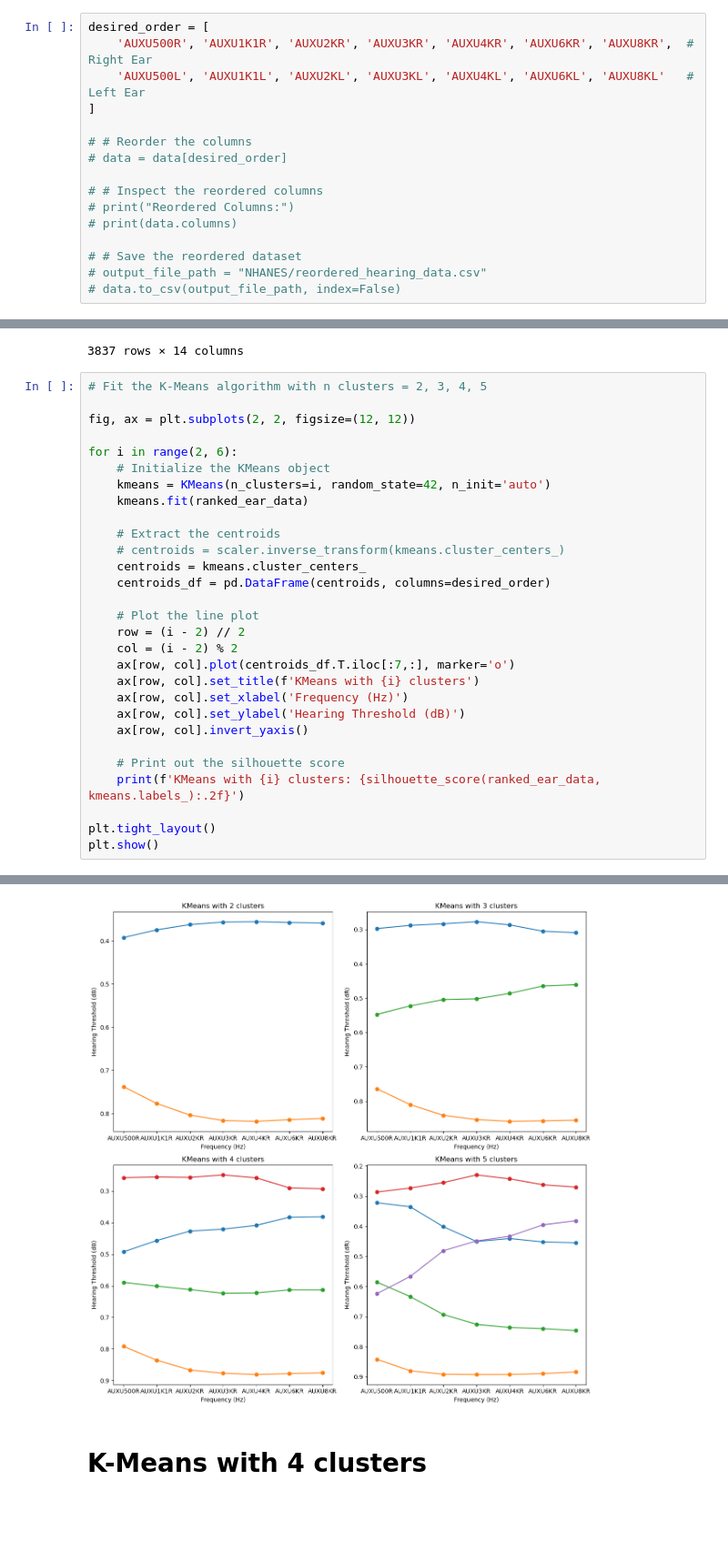
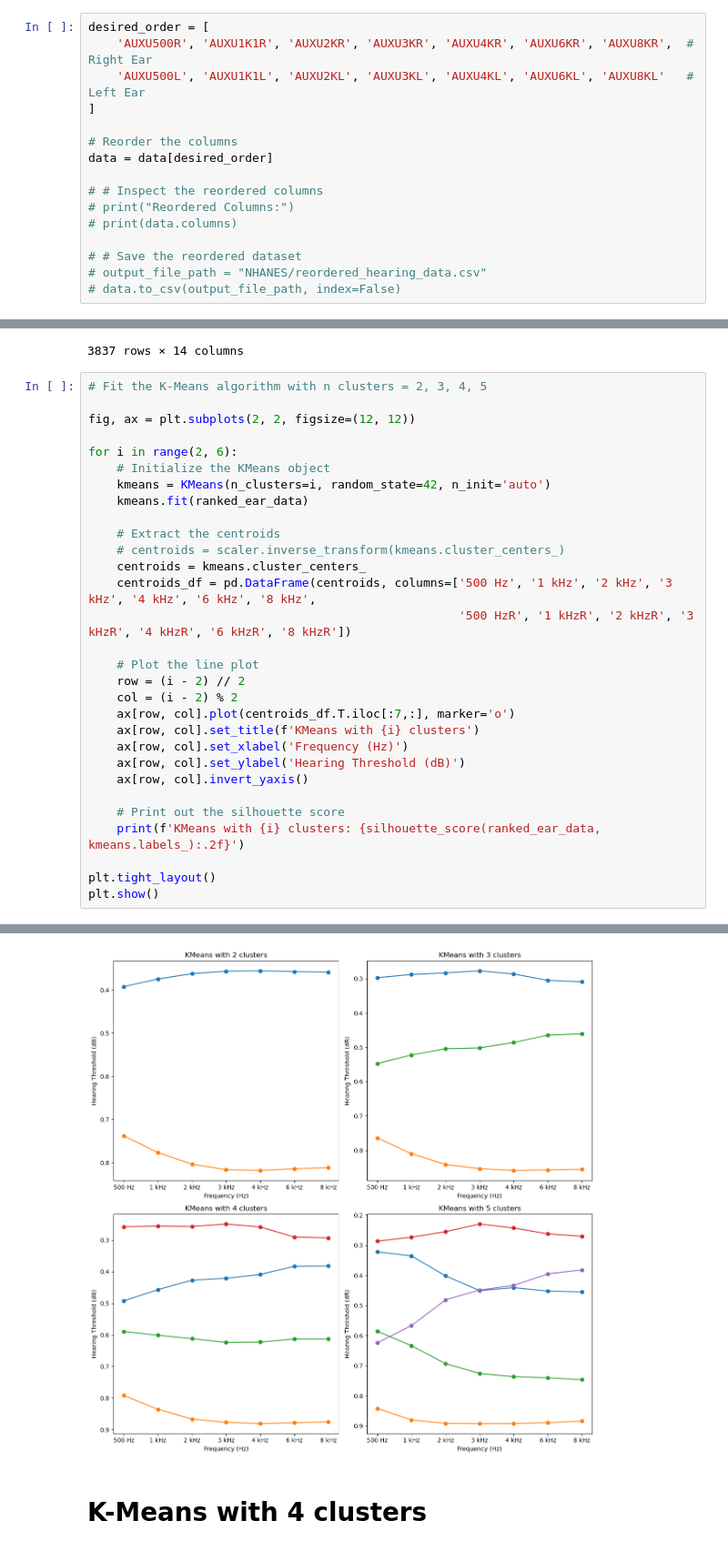
Before and after one commit to BruciiZ/hearing-clustering, a Jupyter notebook: code/K-Means.ipynb, the cells around one changed output, grey strips where cells are left out. Shown at 91% size. Cells and saved outputs as stored; diff of their text form; blank space fills up the shorter version.

```diff
--- a/code/K-Means.ipynb
+++ b/code/K-Means.ipynb
@@ -49,8 +49,8 @@ desired_order = [
     'AUXU500L', 'AUXU1K1L', 'AUXU2KL', 'AUXU3KL', 'AUXU4KL', 'AUXU6KL', 'AUXU8KL'   # Left Ear
 ]
 
-# # Reorder the columns
-# data = data[desired_order]
+# Reorder the columns
+data = data[desired_order]
 
 # # Inspect the reordered columns
 # print("Reordered Columns:")
@@ -175,7 +175,8 @@ for i in range(2, 6):
     # Extract the centroids
     # centroids = scaler.inverse_transform(kmeans.cluster_centers_)
     centroids = kmeans.cluster_centers_
-    centroids_df = pd.DataFrame(centroids, columns=desired_order)
+    centroids_df = pd.DataFrame(centroids, columns=['500 Hz', '1 kHz', '2 kHz', '3 kHz', '4 kHz', '6 kHz', '8 kHz',
+                                                    '500 HzR', '1 kHzR', '2 kHzR', '3 kHzR', '4 kHzR', '6 kHzR', '8 kHzR'])
 
     # Plot the line plot
     row = (i - 2) // 2
@@ -195,4 +200,4 @@ plt.show()
-[figure, old version]
+[figure, new version]
 # %% [markdown]
 # K-Means with 4 clusters
 # %%
```
Also changed, not shown: parts of 2 cells of this notebook, 4 other files.
